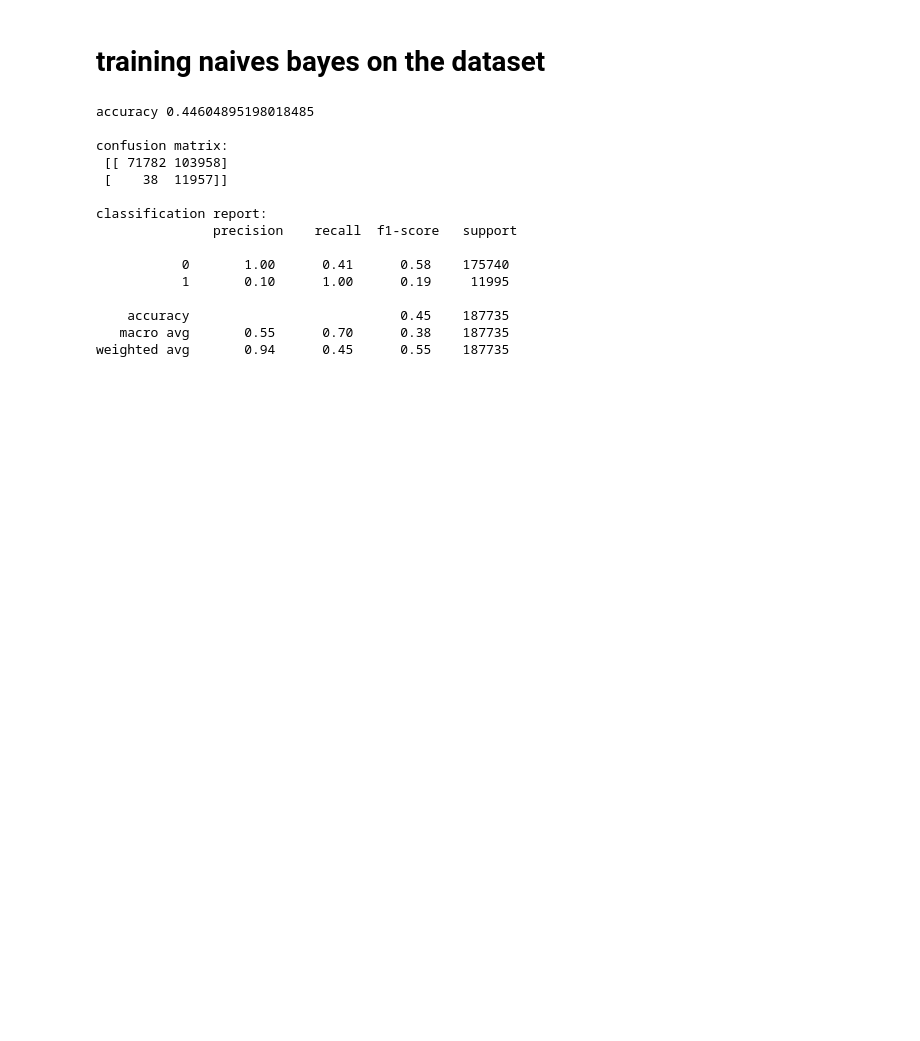
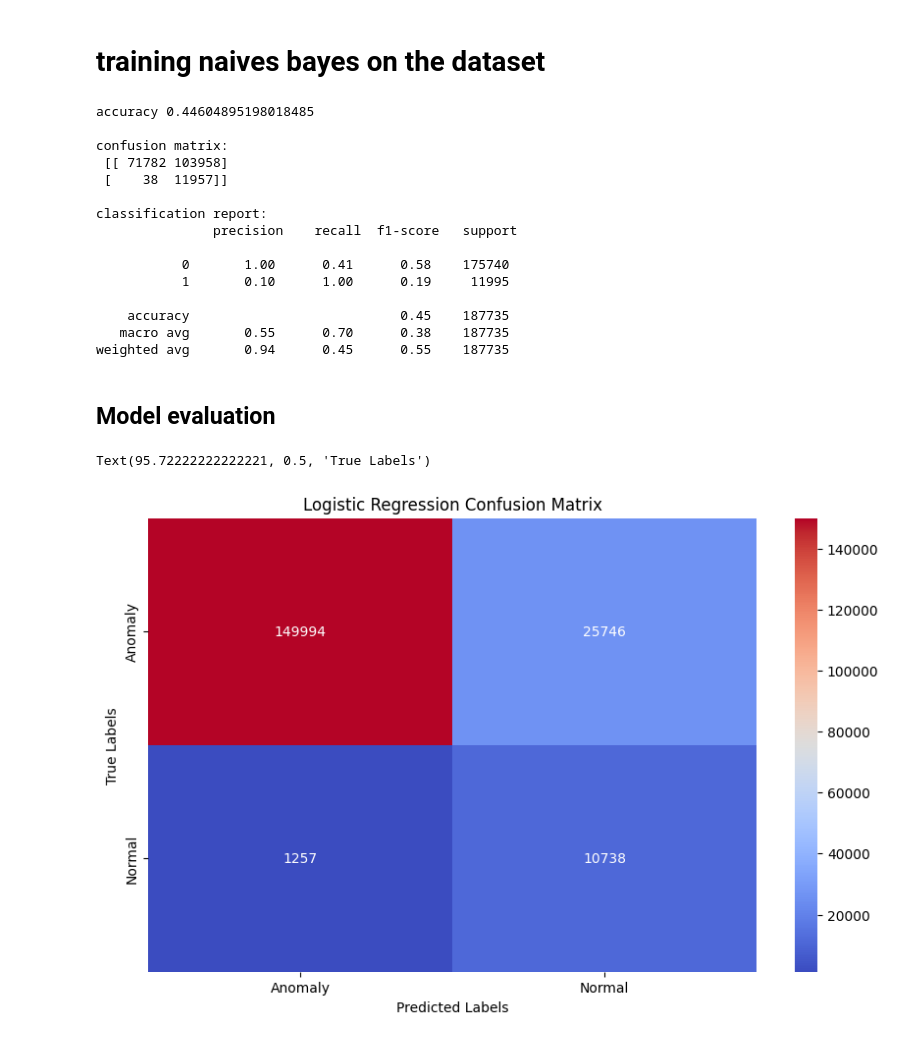
Before and after one commit to nonyeashley/Network-Intrusion-Detection-Using-Ensemble-Method-, a Jupyter notebook: Network_Intrusion.ipynb, the cells around one changed output. Drawn from its saved outputs; the diff is of its cells as text; code cells hidden in the pictures; blank space fills up the shorter version.

Commit message:
I performed model evaluation on the supervised machine model (Logistic Regression and Naive Bayes)

```diff
--- a/Network_Intrusion.ipynb
+++ b/Network_Intrusion.ipynb
@@ -557,3 +555,14 @@ classification report:
     accuracy                           0.45    187735
    macro avg       0.55      0.70      0.38    187735
 weighted avg       0.94      0.45      0.55    187735
+# %% [markdown]
+## Model evaluation
+# %%
+plt.figure(figsize=(10,6))
+sns.heatmap(confusion_matrix_log, annot=True, fmt='d', cmap='coolwarm',xticklabels=['Anomaly','Normal'], yticklabels=['Anomaly','Normal'])
+plt.title('Logistic Regression Confusion Matrix')
+plt.xlabel('Predicted Labels')
+plt.ylabel('True Labels')
+# %% [output]
+Text(95.72222222222221, 0.5, 'True Labels')
+[figure, added]
```
Also changed, not shown: parts of 4 cells of this notebook.
